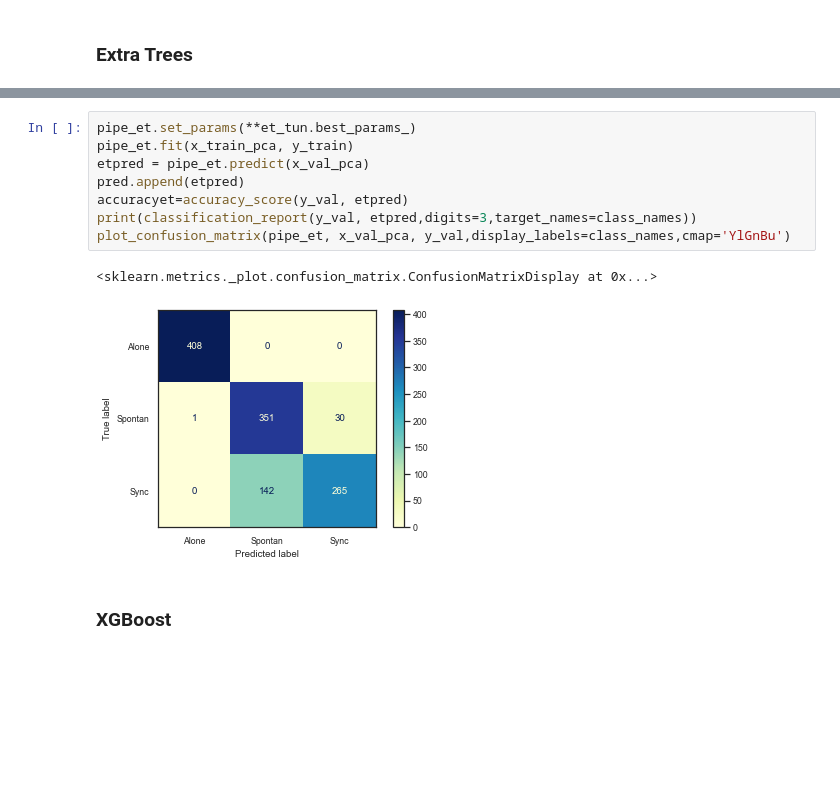
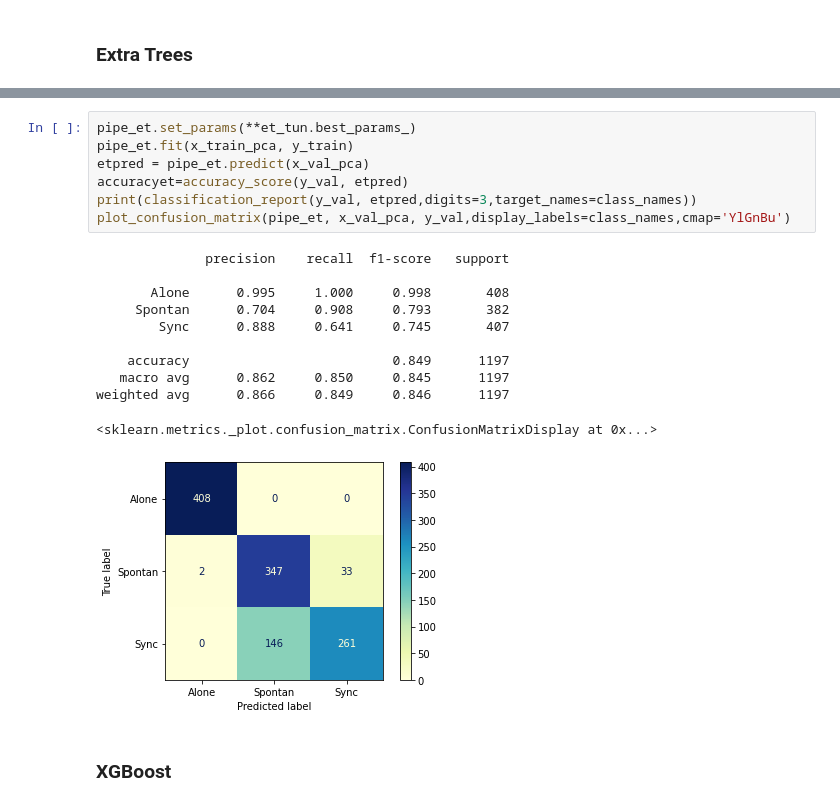
Before and after one commit to noamya-sh/Final-project-SemesterB, a Jupyter notebook: Hands-final-tught.ipynb, the cells around one changed output, grey strips where cells are left out. Cells and saved outputs as stored; diff of their text form; blank space fills up the shorter version.

```diff
--- a/Hands-final-tught.ipynb
+++ b/Hands-final-tught.ipynb
@@ -599,14 +635,22 @@ Best Score of RandomSearch - ExtraTrees: 0.8698776360322832
 # %%
 pipe_et.set_params(**et_tun.best_params_)
 pipe_et.fit(x_train_pca, y_train)
 etpred = pipe_et.predict(x_val_pca)
-pred.append(etpred)
 accuracyet=accuracy_score(y_val, etpred)
 print(classification_report(y_val, etpred,digits=3,target_names=class_names))
 plot_confusion_matrix(pipe_et, x_val_pca, y_val,display_labels=class_names,cmap='YlGnBu')
 # %% [output]
-<sklearn.metrics._plot.confusion_matrix.ConfusionMatrixDisplay at 0x...>
+              precision    recall  f1-score   support
+
+       Alone      0.995     1.000     0.998       408
+     Spontan      0.704     0.908     0.793       382
+        Sync      0.888     0.641     0.745       407
+
+    accuracy                          0.849      1197
+   macro avg      0.862     0.850     0.845      1197
+weighted avg      0.866     0.849     0.846      1197
+<sklearn.metrics._plot.confusion_matrix.ConfusionMatrixDisplay at 0x...>
-[figure, old version]
+[figure, new version]
 # %% [markdown]
 ### XGBoost
 # %%
```
Also changed, not shown: parts of 24 cells of this notebook.
